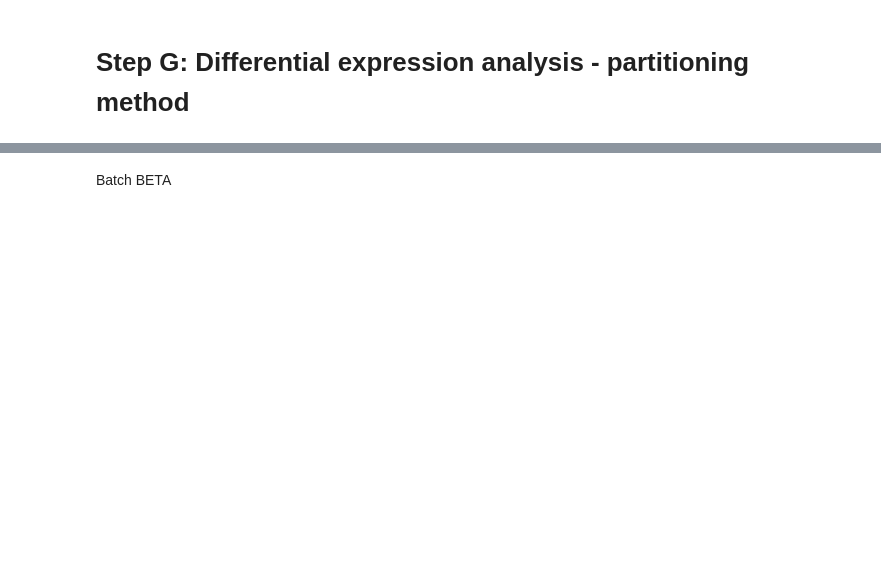
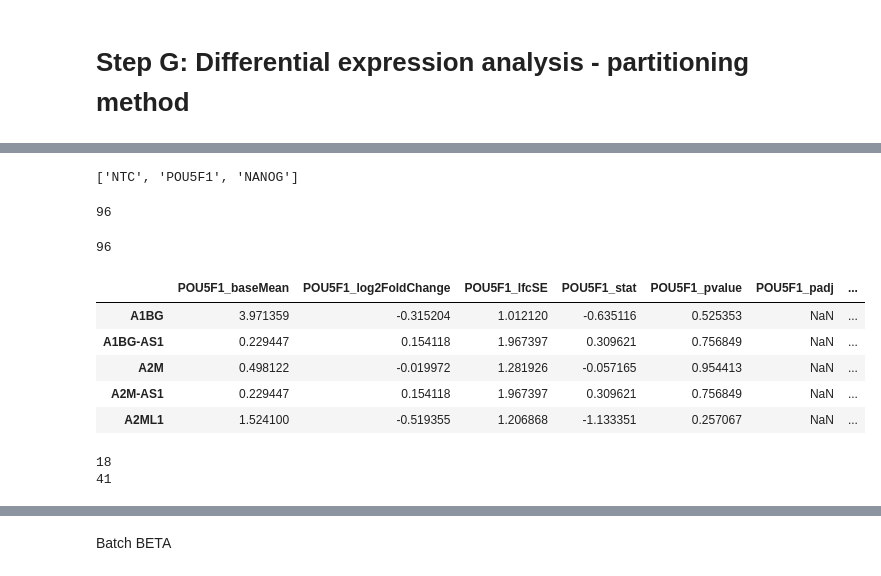
Before and after one commit to subramaniam-lab-ucsd/tf-project, a Jupyter notebook: tf_project_de_analysis_mde.ipynb, the cells around one changed output, grey strips where cells are left out. Drawn from its saved outputs; the diff is of its cells as text; code cells hidden in the pictures; blank space fills up the shorter version.

Commit message:
Ran original analysis pipeline with cell/gene filtering between steps C and D. Performed initial testing of DE analysis code with 2 vs. 3 replicates.

```diff
--- a/tf_project_de_analysis_mde.ipynb
+++ b/tf_project_de_analysis_mde.ipynb
@@ -737,2 +214,0 @@ Batch ALPHA
-# %%
-adata_alpha = ad.read_h5ad("/home/ranwyl/data_tf_project/Aggregate_ALPHA_Core_Cells.h5ad")
@@ -744,3 +214,0 @@ Batch ALPHA has 1449 unique KOs
-# %%
-adata_alpha = pre_DE_analysis(adata_alpha, genes_to_keep)
-adata_alpha
@@ -759,0 +217,4 @@ Batch ALPHA has 654 unique TF KOs
+# %%
+test_gene_targets = ["POU5F1", "NANOG", "NTC"]
+adata_test = adata_alpha[adata_alpha.obs.gene_target.isin(test_gene_targets)].copy()
+adata_test
@@ -759,0 +229,32 @@ Batch ALPHA has 654 unique TF KOs
+# %%
+adata_test.obs.gene_target.unique().tolist()
+# %% [output]
+['NTC', 'POU5F1', 'NANOG']
+# %%
+adata_test[adata_test.obs.gene_target == "POU5F1"].shape[0]
+# %% [output]
+96
+# %%
+adata_test[adata_test.obs.gene_target == "NANOG"].shape[0]
+# %% [output]
+96
+# %%
+results_dict_test_2reps = de_analysis_dataset(adata_test, n_cpus=25, n_reps=2)
+# %%
+test_de_df_2reps = build_de_df(results_dict_test_2reps)
+test_de_df_2reps.head()
+# %% [output]
+|  | POU5F1_baseMean | POU5F1_log2FoldChange | POU5F1_lfcSE | POU5F1_stat | POU5F1_pvalue | POU5F1_padj | ... |
+| A1BG | 3.971359 | -0.315204 | 1.012120 | -0.635116 | 0.525353 | NaN | ... |
+| A1BG-AS1 | 0.229447 | 0.154118 | 1.967397 | 0.309621 | 0.756849 | NaN | ... |
+| A2M | 0.498122 | -0.019972 | 1.281926 | -0.057165 | 0.954413 | NaN | ... |
+| A2M-AS1 | 0.229447 | 0.154118 | 1.967397 | 0.309621 | 0.756849 | NaN | ... |
+| A2ML1 | 1.524100 | -0.519355 | 1.206868 | -1.133351 | 0.257067 | NaN | ... |
+# %%
+pou5f1_df_2reps = build_deg_df(test_de_df_2reps, "POU5F1", lfc_threshold=0)
+print(pou5f1_df_2reps.shape[0])
+nanog_df_2reps = build_deg_df(test_de_df_2reps, "NANOG", lfc_threshold=0)
+print(nanog_df_2reps.shape[0])
+# %% [output]
+18
+41
```
Also changed, not shown: parts of 123 cells of this notebook, 2 other files.
